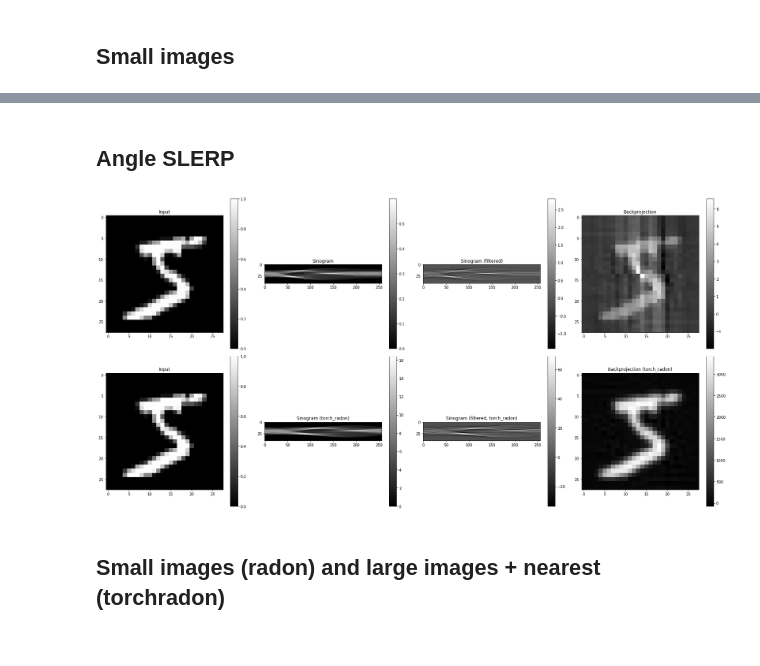
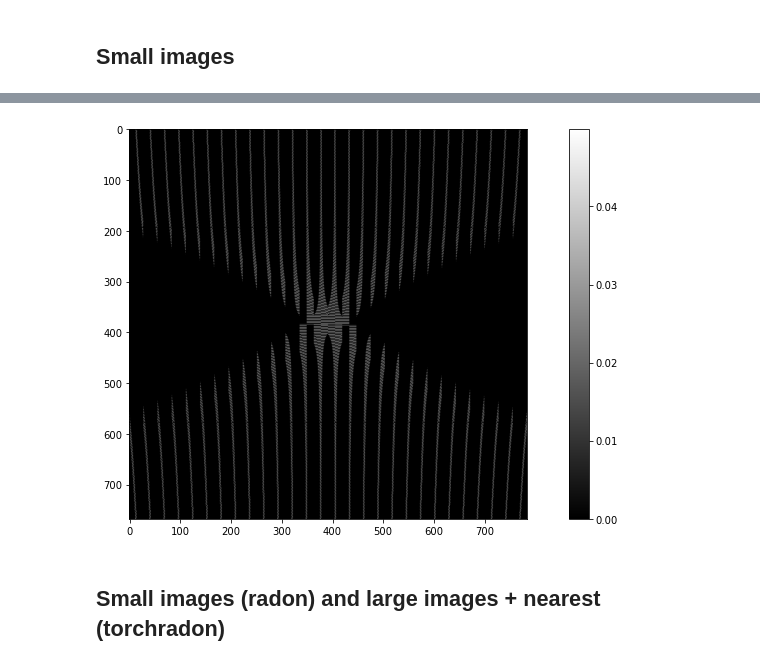
Before and after one commit to AlexanderAuras/radon, a Jupyter notebook: mnist_examples.ipynb, the cells around one changed output, grey strips where cells are left out. Saved outputs shown, nothing was run; the diff lists cells and outputs as text; code cells hidden in the pictures.

```diff
--- a/mnist_examples.ipynb
+++ b/mnist_examples.ipynb
@@ -143,58 +143,16 @@ plt.show()
-# %% [markdown]
-## Angle SLERP
-# %%
-_img = next(iter(torchvision.datasets.MNIST("/data/datasets", True, torchvision.transforms.Compose([
-    torchvision.transforms.ToTensor()
-]))))[0].unsqueeze(0)
-plt.subplots(2, 4, figsize=(24,12))
-
-angles = slerp(0.0, torch.pi, torch.linspace(0.0, 1.0, 256)) #TODO
-plt.subplot(2, 4, 1)
-plt.title("Input")
-plt.imshow(_img[0,0].detach().to("cpu"), cmap="gray")
-plt.colorbar()
-_sino = radon.radon_forward(_img, angles)
-plt.subplot(2, 4, 2)
-plt.title("Sinogram")
-plt.imshow(_sino[0,0].detach().to("cpu").mT, cmap="gray")
-plt.colorbar()
-_fsino = radon.radon_filter(_sino, radon.ram_lak_filter, None)
-plt.subplot(2, 4, 3)
-plt.title("Sinogram (filtered)")
-plt.imshow(_fsino[0,0].detach().to("cpu").mT, cmap="gray")
-plt.colorbar()
-_recon = radon.radon_backward(_fsino, _img.shape[3], angles)
-plt.subplot(2, 4, 4)
-plt.title("Backprojection")
-plt.imshow(_recon[0,0].detach().to("cpu"), cmap="gray")
-plt.colorbar()
-
-plt.subplot(2, 4, 5)
-plt.title("Input")
-plt.imshow(_img[0,0].detach().to("cpu"), cmap="gray")
-plt.colorbar()
-_torchradon = torch_radon.Radon(_img.shape[3], torch.linspace(0.0, torch.pi, 256), _sino.shape[3])
-_sino = _torchradon.forward(_img.to("cuda")).to("cpu")
-plt.subplot(2, 4, 6)
-plt.title("Sinogram (torch_radon)")
-plt.imshow(_sino.flip(2,3)[0,0].detach().to("cpu").mT, cmap="gray")
-plt.colorbar()
-_fsino = radon.radon_filter(_sino, radon.ram_lak_filter, None)
-plt.subplot(2, 4, 7)
-plt.title("Sinogram (filtered, torch_radon)")
-plt.imshow(_fsino.flip(2,3)[0,0].detach().to("cpu").mT, cmap="gray")
-plt.colorbar()
-_recon = _torchradon.backward(_fsino.to("cuda")).to("cpu")
-plt.subplot(2, 4, 8)
-plt.title("Backprojection (torch_radon)")
-plt.imshow(_recon[0,0].detach().to("cpu"), cmap="gray")
-plt.colorbar()
-
-plt.tight_layout()
-plt.show()
-%reset_selective -f \b_.*
-# %% [output]
-[figure, removed]
+# %%
+_img = next(iter(torchvision.datasets.MNIST("/data/datasets", True, torchvision.transforms.Compose([
+    torchvision.transforms.ToTensor(),
+    torchvision.transforms.Resize((28,28))
+]))))[0].unsqueeze(0)
+plt.figure(figsize=(12,6))
+plt.imshow(radon.radon_matrix(_img[0,0], torch.linspace(0.0, torch.pi, 257)[:-1], torch.Tensor([-1.0, 0.0, 1.0])), cmap="gray")
+plt.colorbar()
+plt.tight_layout()
+plt.show()
+%reset_selective -f \b_.*
+# %% [output]
+[figure, added]
 # %% [markdown]
 ## Small images (radon) and large images + nearest (torchradon)
 # %%
```
Also changed, not shown: parts of 5 cells of this notebook, 5 other files.
